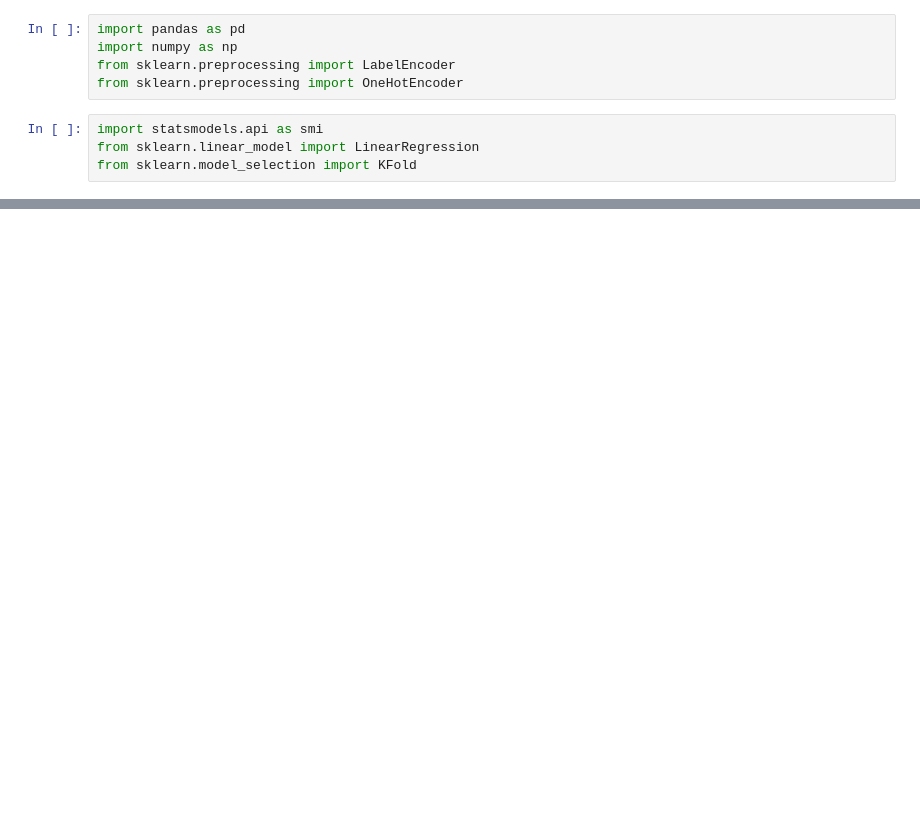
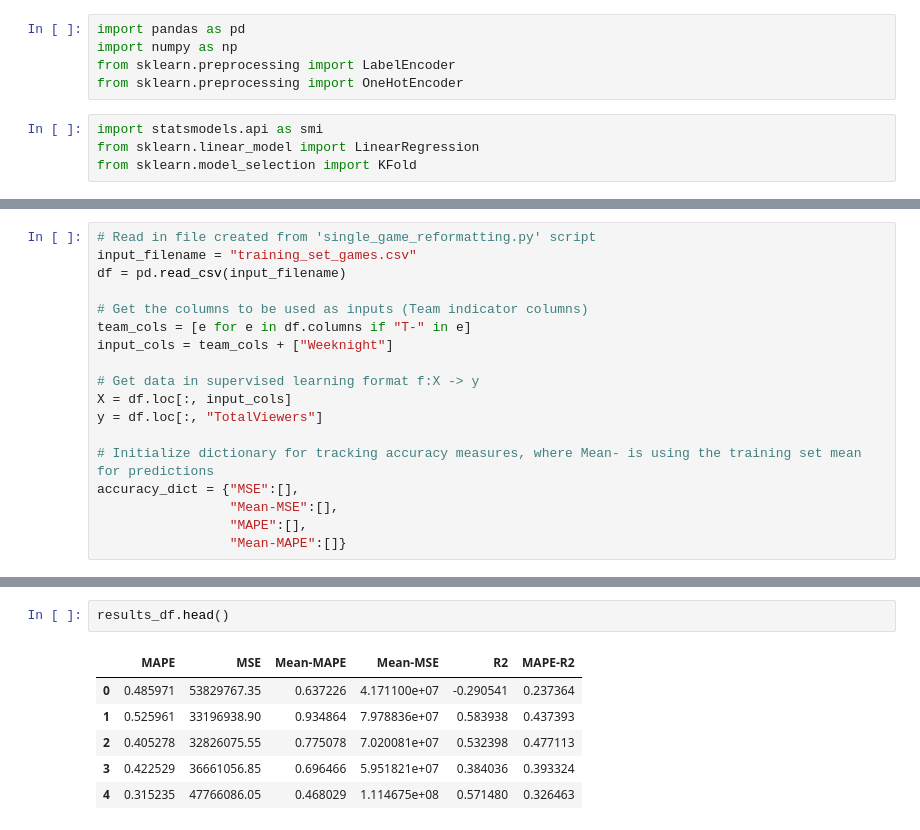
Before and after one commit to ahlusar1989/nba-viewership-predictions, a Jupyter notebook: team_and_game_factors_model.ipynb, the cells around one changed output, grey strips where cells are left out. Drawn from its saved outputs; the diff is of its cells as text; blank space fills up the shorter version.

```diff
--- a/team_and_game_factors_model.ipynb
+++ b/team_and_game_factors_model.ipynb
@@ -62,0 +78,18 @@ team_df = create_team_vector(full_df)
+# %%
+# Read in file created from 'single_game_reformatting.py' script
+input_filename = "training_set_games.csv"
+df = pd.read_csv(input_filename)
+
+# Get the columns to be used as inputs (Team indicator columns)
+team_cols = [e for e in df.columns if "T-" in e]
+input_cols = team_cols + ["Weeknight"]
+
+# Get data in supervised learning format f:X -> y
+X = df.loc[:, input_cols]
+y = df.loc[:, "TotalViewers"]
+
+# Initialize dictionary for tracking accuracy measures, where Mean- is using the training set mean for predictions
+accuracy_dict = {"MSE":[],
+                 "Mean-MSE":[],
+                 "MAPE":[],
+                 "Mean-MAPE":[]}
@@ -62,0 +161,9 @@ team_df = create_team_vector(full_df)
+# %%
+results_df.head()
+# %% [output]
+|  | MAPE | MSE | Mean-MAPE | Mean-MSE | R2 | MAPE-R2 |
+| 0 | 0.485971 | 53829767.35 | 0.637226 | 4.171100e+07 | -0.290541 | 0.237364 |
+| 1 | 0.525961 | 33196938.90 | 0.934864 | 7.978836e+07 | 0.583938 | 0.437393 |
+| 2 | 0.405278 | 32826075.55 | 0.775078 | 7.020081e+07 | 0.532398 | 0.477113 |
+| 3 | 0.422529 | 36661056.85 | 0.696466 | 5.951821e+07 | 0.384036 | 0.393324 |
+| 4 | 0.315235 | 47766086.05 | 0.468029 | 1.114675e+08 | 0.571480 | 0.326463 |
```
Also changed, not shown: parts of 23 cells of this notebook.
